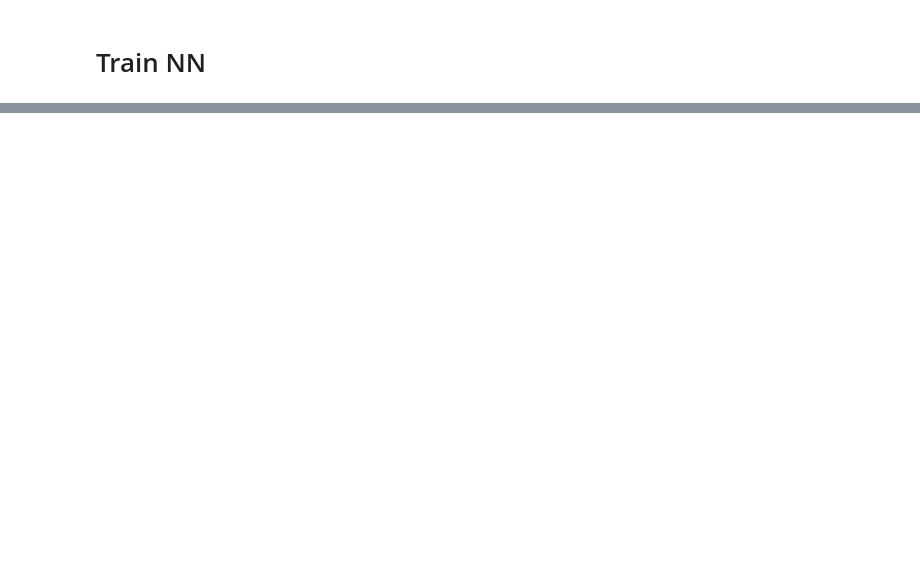
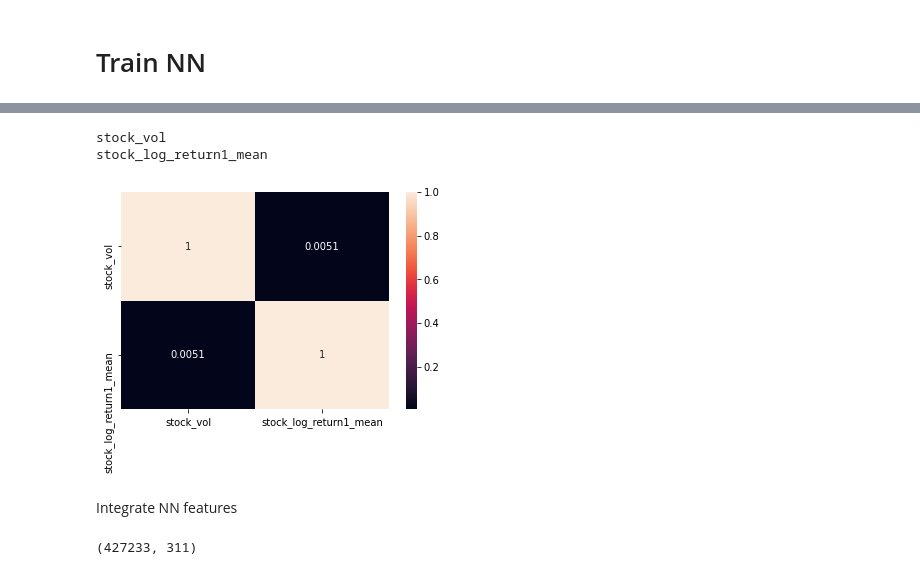
Before and after one commit to guyuuuuu/optiver, a Jupyter notebook: 1st solution/model_selection.ipynb, the cells around one changed output, grey strips where cells are left out. Cells and saved outputs as stored; diff of their text form; code cells hidden in the pictures; blank space fills up the shorter version.

```diff
--- a/1st solution/model_selection.ipynb
+++ b/1st solution/model_selection.ipynb
@@ -196,0 +298,8 @@ plt.title('How many nearest time_ids to take')
+# %%
+cal_rank_correaltion(stock_neighbor)
+# %% [output]
+stock_vol
+stock_log_return1_mean
+[figure, added]
+# %% [markdown]
+Integrate NN features
@@ -196,0 +357,4 @@ plt.title('How many nearest time_ids to take')
+# %%
+df_nn.shape
+# %% [output]
+(427233, 311)
```
Also changed, not shown: parts of 48 cells of this notebook, 1 other file.
